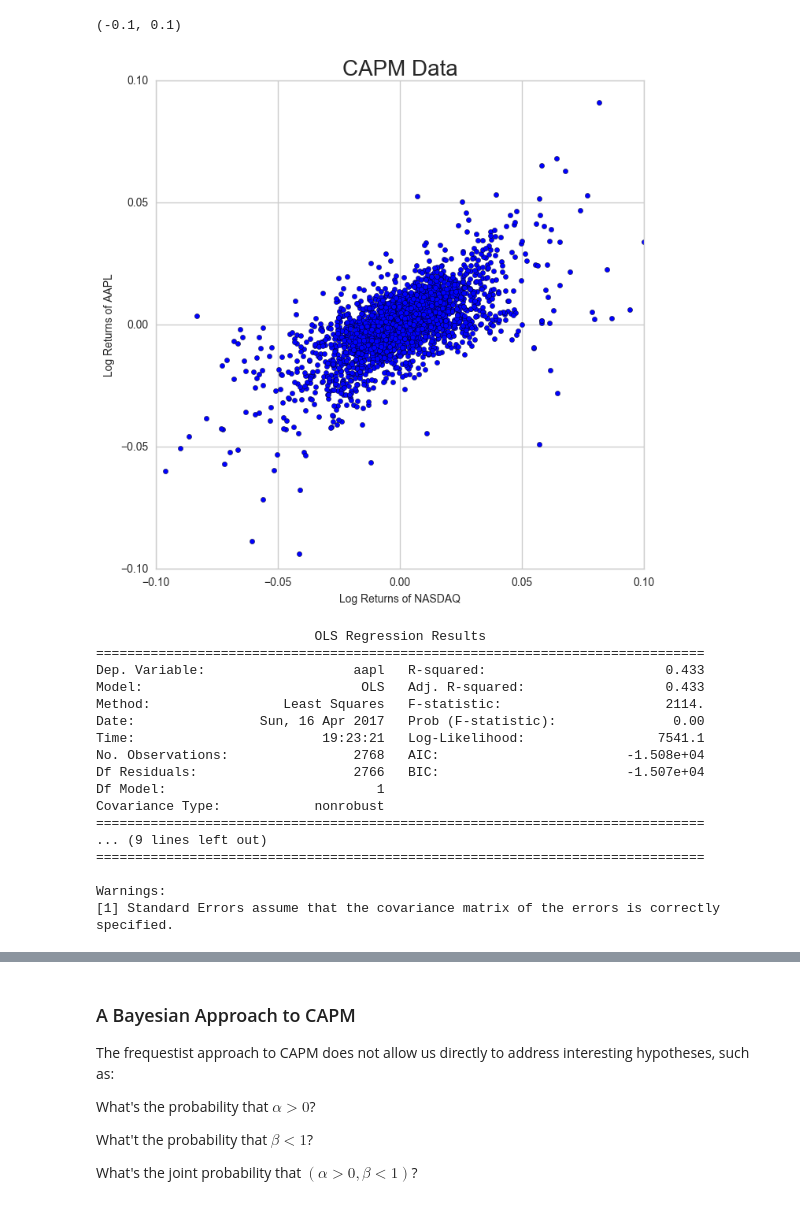
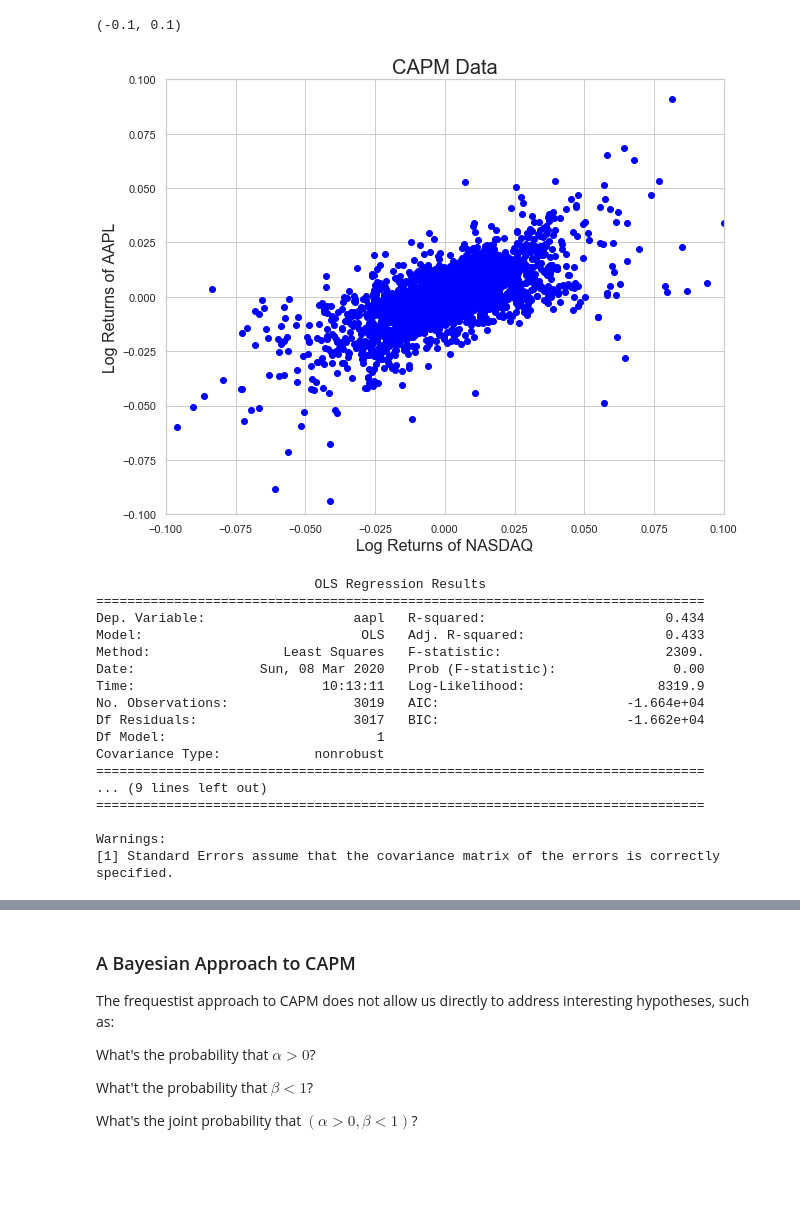
Before and after one commit to thsavage/Financial-Modeling, a Jupyter notebook: financialModeling.ipynb, the cells around one changed output, grey strips where cells are left out. Saved outputs shown, nothing was run; the diff lists cells and outputs as text; code cells hidden in the pictures; blank space fills up the shorter version.

```diff
--- a/financialModeling.ipynb
+++ b/financialModeling.ipynb
@@ -61,10 +64,5 @@ Image(url = 'https://www.truthinadvertising.org/wp-content/uploads/2015/01/WEB-A
 # %%
-# Grab 10 years of Apple and NASDAQ data using pandas.io.data from Yahoo!Finance.
-# Plot
-# Note Apple's dip during the financial crisis of '07 - '09 as well as its steep decline in '13.
-# NASDAQ dips during the financial crisis but has a tremendous run starting in early '09.
-
-start, end = dt.datetime(2006, 1, 1), dt.datetime(2016, 12, 31)
+start, end = dt.datetime(2006, 1, 1), dt.datetime(2017, 12, 31)
 aapl_all = web.DataReader('aapl', 'yahoo', start, end)
 nasdaq_all = web.DataReader('^ixic', 'yahoo', start, end)
 aapl = aapl_all['Adj Close']
@@ -123,21 +125,17 @@ plt.ylim(0, 60)
 aapl_returns = pd.DataFrame(aapl_returns)
 nasdaq_returns = pd.DataFrame(nasdaq_returns)
 # %%
-# Generate a scatterplot.
-
-plt.figure(figsize = (8,8))
-plt.scatter(aapl_returns, nasdaq_returns)
+plt.figure(figsize = (10, 8))
+plt.scatter(aapl_returns, nasdaq_returns, color='blue')
 plt.title('CAPM Data', fontsize = 20)
-plt.xlabel('Log Returns of NASDAQ', fontsize = 10)
-plt.ylabel('Log Returns of AAPL', fontsize = 10)
+plt.xlabel('Log Returns of NASDAQ', fontsize = 16)
+plt.ylabel('Log Returns of AAPL', fontsize = 16)
 plt.xlim([-0.1, 0.1])
 plt.ylim([-0.1, 0.1])
 # %% [output]
 (-0.1, 0.1)
-[figure, old version]
+[figure, new version]
 # %%
-# Merge and create DF for regression.
-
 aapl_r = pd.DataFrame(aapl_returns)
 nasdaq_r = pd.DataFrame(nasdaq_returns)
 data = pd.merge(nasdaq_r, aapl_r, left_index=True, right_index=True)
@@ -148,13 +146,13 @@ print(mod.summary())
 # %% [output]
                             OLS Regression Results
 ==============================================================================
-Dep. Variable:                   aapl   R-squared:                       0.433
+Dep. Variable:                   aapl   R-squared:                       0.434
 Model:                            OLS   Adj. R-squared:                  0.433
-Method:                 Least Squares   F-statistic:                     2114.
-Date:                Sun, 16 Apr 2017   Prob (F-statistic):               0.00
-Time:                        19:23:21   Log-Likelihood:                 7541.1
-No. Observations:                2768   AIC:                        -1.508e+04
-Df Residuals:                    2766   BIC:                        -1.507e+04
+Method:                 Least Squares   F-statistic:                     2309.
+Date:                Sun, 08 Mar 2020   Prob (F-statistic):               0.00
+Time:                        10:13:11   Log-Likelihood:                 8319.9
+No. Observations:                3019   AIC:                        -1.664e+04
+Df Residuals:                    3017   BIC:                        -1.662e+04
 Df Model:                           1
 Covariance Type:            nonrobust
 ==============================================================================
```
Also changed, not shown: parts of 31 cells of this notebook.
